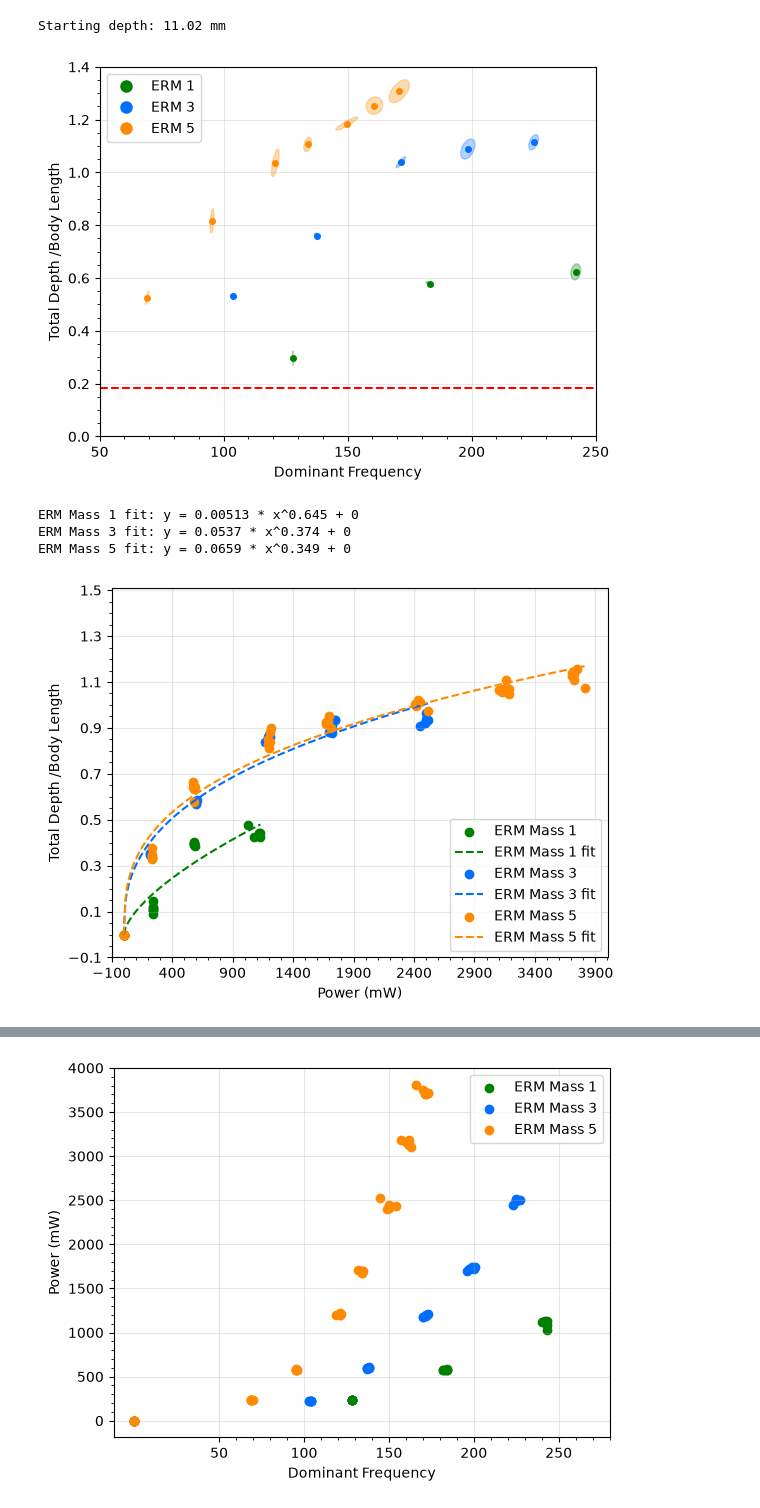
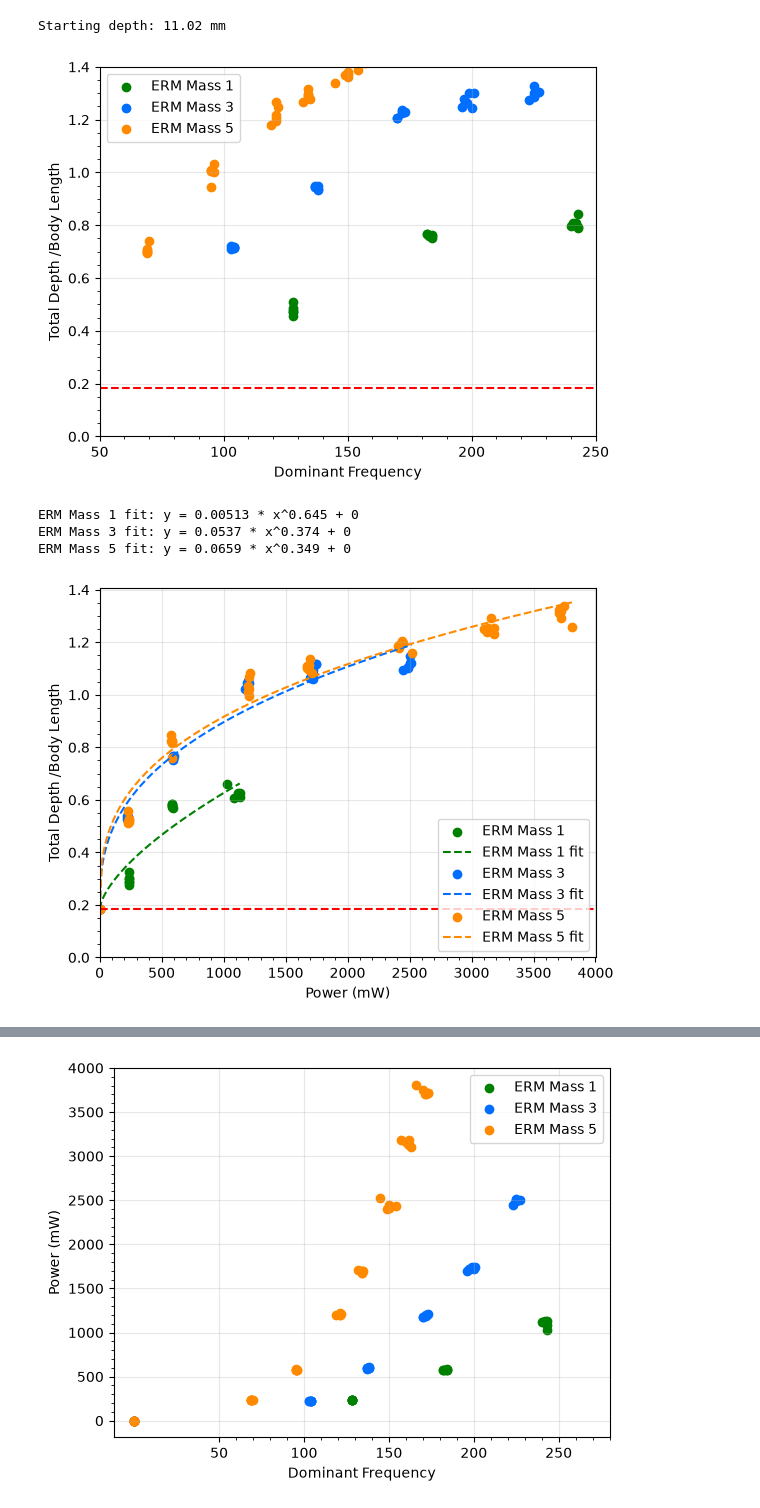
Before and after one commit to OzzysMess/clamming, a Jupyter notebook: master_notes.ipynb, the cells around one changed output, grey strips where cells are left out. Saved outputs shown, nothing was run; the diff lists cells and outputs as text; code cells hidden in the pictures.

```diff
--- a/master_notes.ipynb
+++ b/master_notes.ipynb
@@ -65,7 +65,7 @@ import pandas as pd
 import trim_data_file
 probe_length = 60.2
 
-source_csv = r"Data\v2FvD00.csv"
+source_csv = r"Data/v2FvD00.csv"
 trimmed_csv = Path(re.sub(r"(\.csv)$", r"_trimmed\1", source_csv))
 
 trim_data_file.trim_csv_to_consistent_format(source_csv, trimmed_csv)
@@ -76,8 +76,6 @@ data = pd.read_csv(trimmed_csv)
 # %% [markdown]
 ## Adding some plot settings
 # %%
-import matplotlib.pyplot as plt
-import numpy as np
 from matplotlib.patches import Ellipse
 from scipy.optimize import curve_fit
 from scipy.stats import chi2
@@ -162,7 +160,7 @@ def _plot_curve_fit(ax, x_vals, y_vals, fit_func, color, mass, **fit_kwargs):
     x_curve = np.linspace(x_fit.min(), x_fit.max(), 200)
     ax.plot(
         x_curve,
-        fit_func(x_curve, *params),
+        fit_func(x_curve, *params) + sd/probe_length,
         color=color,
         linestyle="--",
         linewidth=1.5,
@@ -226,7 +224,7 @@ def plot_mass_scatter(
         else:
             ax.scatter(
                 x_vals,
-                y_vals,
+                y_vals+sd/probe_length,
                 marker="o",
                 color=mass_colors[mass],
                 label=f"ERM Mass {mass}",
@@ -276,7 +274,7 @@ ax = plot_mass_scatter(
     "Total Depth /Body Length",
     xlim=(50, 250),
     ylim=(0, 1.4),
-    confidence_ellipse=1,
+    confidence_ellipse=0,
 )
 # offsets
 a = 0.1
@@ -290,44 +288,44 @@ ax.set_xticks(np.arange(50, pf+b, 10), minor=True)
 ax.axhline(y=sd/probe_length, color='red', linestyle='--', label='starting depth')
 plt.show()
 # %% [output]
-[figure, old version]
+[figure, new version]
 # %%
 # Power vs Depth
-a = 0.2
+a = 0.097
 b = 2600.0
 
-fit_power = lambda x, a, b, c: a * np.power(np.clip(x, 1e-9, None), b) + 0*c
+fit_power = lambda x, a, b, c: a * np.power(np.clip(x, 1e-9, None), b) + 0
 
 ax = plot_mass_scatter(
     data,
     lambda subset, mass: subset["Power (mW)"].astype(float),
-    lambda subset, mass: (subset["Total Depth (mm)"].astype(float) - sd) / probe_length,
+    lambda subset, mass: (subset["Total Depth (mm)"].astype(float) - sd ) / probe_length,
     "Power (mW)",
     "Total Depth /Body Length",
     xlim=(0, pp+b),
     ylim=(0, pld+a),
     legend_loc="lower right",
     confidence_ellipse=0,
     fit_func=fit_power,
     fit_kwargs={
         "p0": (1e-3, 1.0, 0.0),
         "bounds": ([-np.inf, 0.0, -np.inf], [np.inf, 5.0, np.inf]),
         "maxfev": 8000,
     },
 )
 
-ax.set_yticks(np.arange(-0.1, pld+a, 0.2))
-ax.set_yticks(np.arange(-0.1, pld+a, 0.2/4), minor=True)
-ax.set_xticks(np.arange(-100, pp+b, 500))
-ax.set_xticks(np.arange(-100, pp+b, 100), minor=True)
-#ax.axhline(y=sd/probe_length, color='red', linestyle='--', label='starting depth')
+ax.set_yticks(np.arange(-0.0, pld+a, 0.2))
+ax.set_yticks(np.arange(-0.0, pld+a, 0.2/4), minor=True)
+ax.set_xticks(np.arange(-00.0, pp+b, 500))
+ax.set_xticks(np.arange(-00.0, pp+b, 100), minor=True)
+ax.axhline(y=sd/probe_length, color='red', linestyle='--', label='starting depth')
 
 plt.show()
 # %% [output]
 ERM Mass 1 fit: y = 0.00513 * x^0.645 + 0
 ERM Mass 3 fit: y = 0.0537 * x^0.374 + 0
 ERM Mass 5 fit: y = 0.0659 * x^0.349 + 0
-[figure, old version]
+[figure, new version]
 # %%
 # Plot kinetic power vs depth
 ax = plot_mass_scatter(
```
Also changed, not shown: parts of 13 cells of this notebook, 4 other files.
